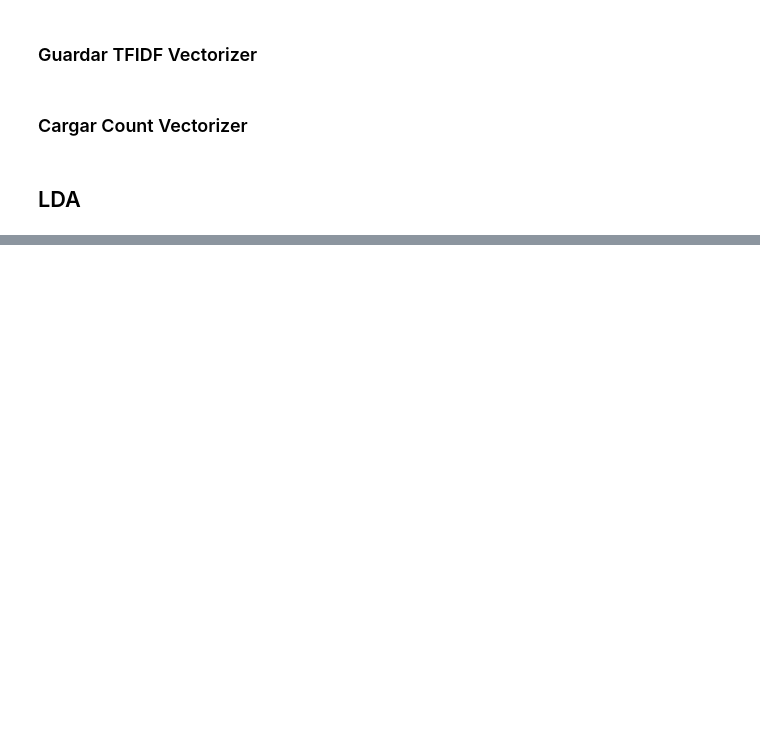
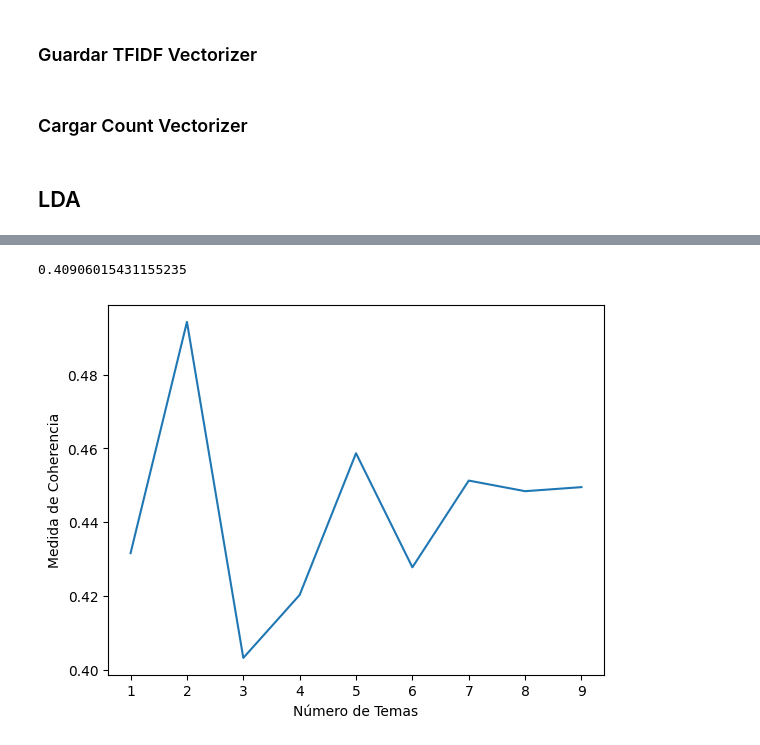
Before and after one commit to juankquintana/proyecto_recomendacion_peliculas, a Jupyter notebook: NLPModels.ipynb, the cells around one changed output, grey strips where cells are left out. Saved outputs shown, nothing was run; the diff lists cells and outputs as text; code cells hidden in the pictures; blank space fills up the shorter version.

```diff
--- a/NLPModels.ipynb
+++ b/NLPModels.ipynb
@@ -378,0 +396,5 @@ cosine_sim_sparseTFIDF = cosine_sim_sparseTFIDF.toarray()
+# %%
+dictionary.filter_extremes(no_below=20, no_above=0.5)
+corpus = [dictionary.doc2bow(doc) for doc in clean_keywords]
+
+print('Numero de palabras únicas: %d' % len(dictionary))
@@ -378,0 +464,39 @@ cosine_sim_sparseTFIDF = cosine_sim_sparseTFIDF.toarray()
+# %%
+from gensim.models import CoherenceModel
+
+coherencemodel = CoherenceModel(model=Estimacion, texts=clean_keywords, dictionary=dictionary)
+coherencemodel.get_coherence()
+# %% [output]
+0.40906015431155235
+# %%
+from gensim.models.ldamulticore import LdaMulticore
+
+def calcular_coherencia(dictionary, corpus, texts, start=1, limit=10, step=1):
+
+    coherence_values = []
+    model_list = []
+
+    for num_topics in range(start, limit, step):
+        model = LdaMulticore(corpus=corpus,
+                        id2word=dictionary,
+                        num_topics=num_topics,
+                        random_state=123,
+                        passes=20)
+        model_list.append(model)
+        coherencemodel = CoherenceModel(model=model, texts=texts, dictionary=dictionary, coherence='c_v')
+        coherence_values.append(coherencemodel.get_coherence())
+
+    return model_list, coherence_values
+# %%
+modelos, valores_c = calcular_coherencia(dictionary=dictionary, corpus=corpus, texts=clean_keywords, start=1, limit=10, step=1)
+# %%
+
+# Show graph
+limit=10; start=1; step=1;
+x = range(start, limit, step)
+plt.plot(x, valores_c)
+plt.xlabel("Número de Temas")
+plt.ylabel("Medida de Coherencia")
+plt.show()
+# %% [output]
+[figure, added]
```
Also changed, not shown: parts of 15 cells of this notebook.
